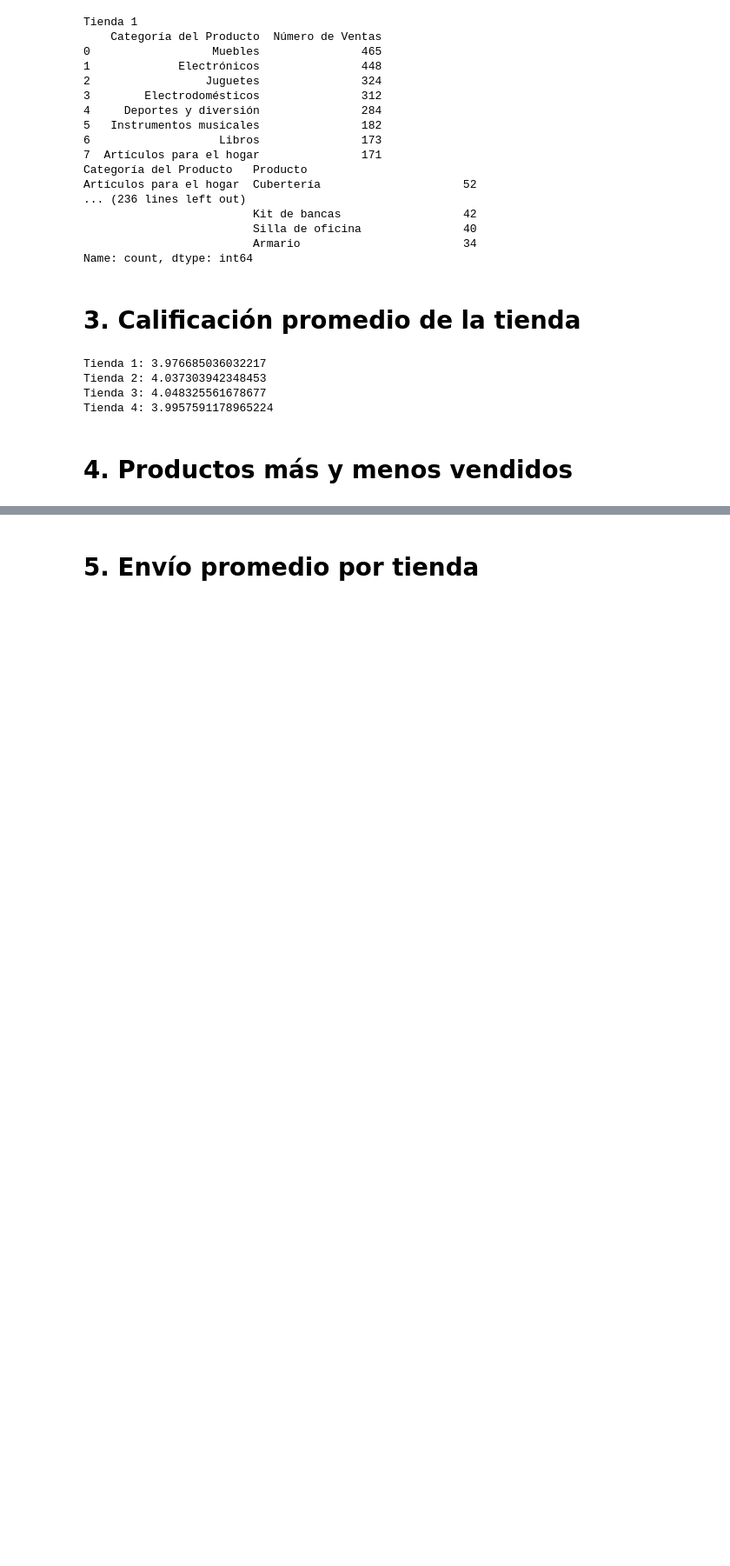
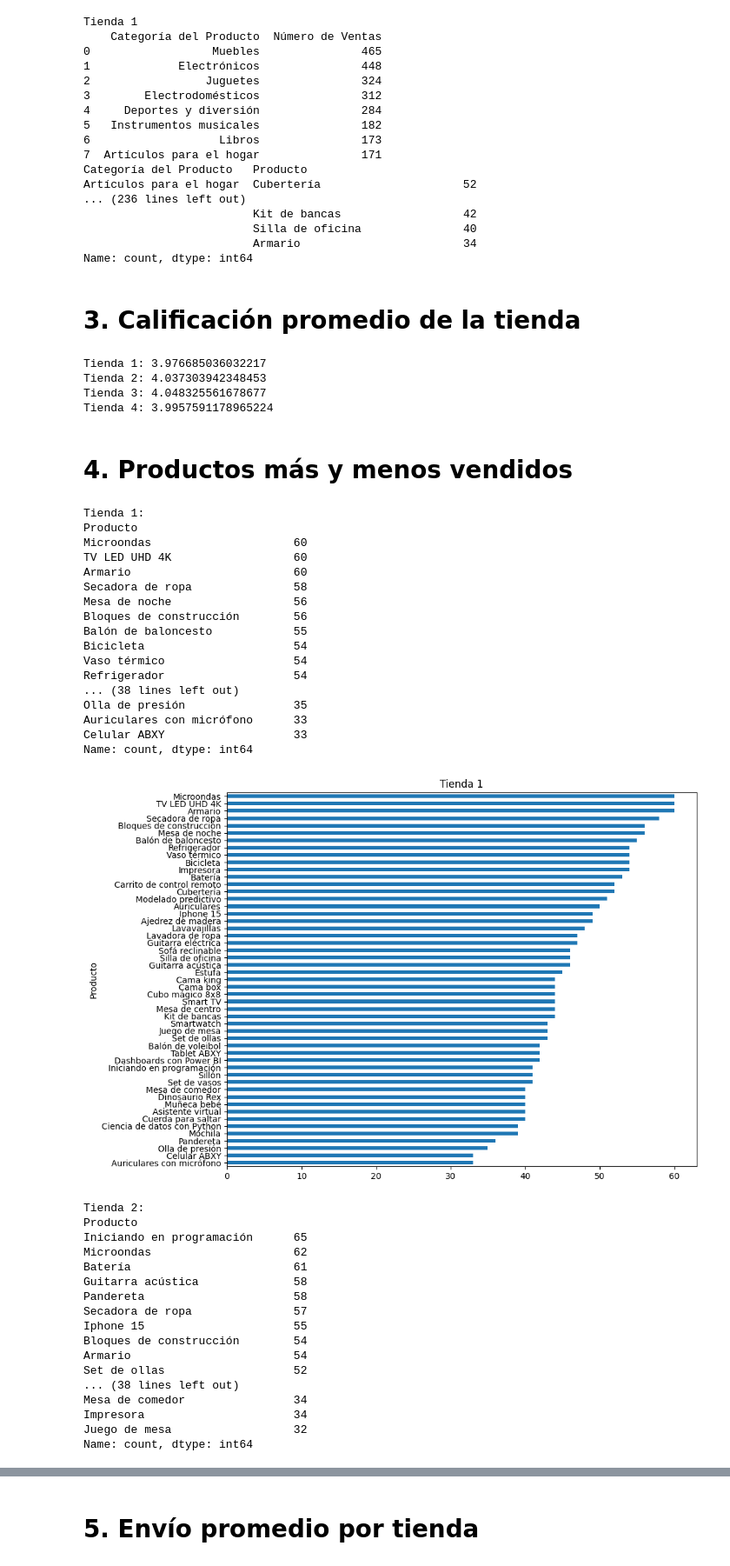
Before and after one commit to Santt997/AluraStore, a Jupyter notebook: AluraStoreLatam.ipynb, the cells around one changed output, grey strips where cells are left out. Shown: that part at 87% size. Drawn from its saved outputs; the diff is of its cells as text; code cells hidden in the pictures; blank space fills up the shorter version.

```diff
--- a/AluraStoreLatam.ipynb
+++ b/AluraStoreLatam.ipynb
@@ -68,7 +68,7 @@ Name: count, dtype: int64
 # %% [markdown]
 # 3. Calificación promedio de la tienda
 # %%
-for t in (ts := list(enumerate([tienda, tienda2, tienda3, tienda4], 1))):
+for t in ts:
     print(f"Tienda {t[0]}: {t[1]['Calificación'].mean()}")
 # %% [output]
 Tienda 1: 3.976685036032217
@@ -77,3 +77,46 @@ Tienda 3: 4.048325561678677
 Tienda 4: 3.9957591178965224
 # %% [markdown]
 # 4. Productos más y menos vendidos
+# %%
+import matplotlib.pyplot as plt
+for t in ts:
+    print(f"Tienda {t[0]}:\n{(cp := t[1]['Producto'].value_counts())}")
+    plt.figure(figsize=(10, 8))
+    cp.sort_values().plot(kind="barh", title=f"Tienda {t[0]}")
+    plt.show()
+# %% [output]
+Tienda 1:
+Producto
+Microondas                     60
+TV LED UHD 4K                  60
+Armario                        60
+Secadora de ropa               58
+Mesa de noche                  56
+Bloques de construcción        56
+Balón de baloncesto            55
+Bicicleta                      54
+Vaso térmico                   54
+Refrigerador                   54
+... (38 lines left out)
+Olla de presión                35
+Auriculares con micrófono      33
+Celular ABXY                   33
+Name: count, dtype: int64
+[figure, added]
+Tienda 2:
+Producto
+Iniciando en programación      65
+Microondas                     62
+Batería                        61
+Guitarra acústica              58
+Pandereta                      58
+Secadora de ropa               57
+Iphone 15                      55
+Bloques de construcción        54
+Armario                        54
+Set de ollas                   52
+... (38 lines left out)
+Mesa de comedor                34
+Impresora                      34
+Juego de mesa                  32
+Name: count, dtype: int64
```
Also changed, not shown: parts of 1 cell of this notebook.
